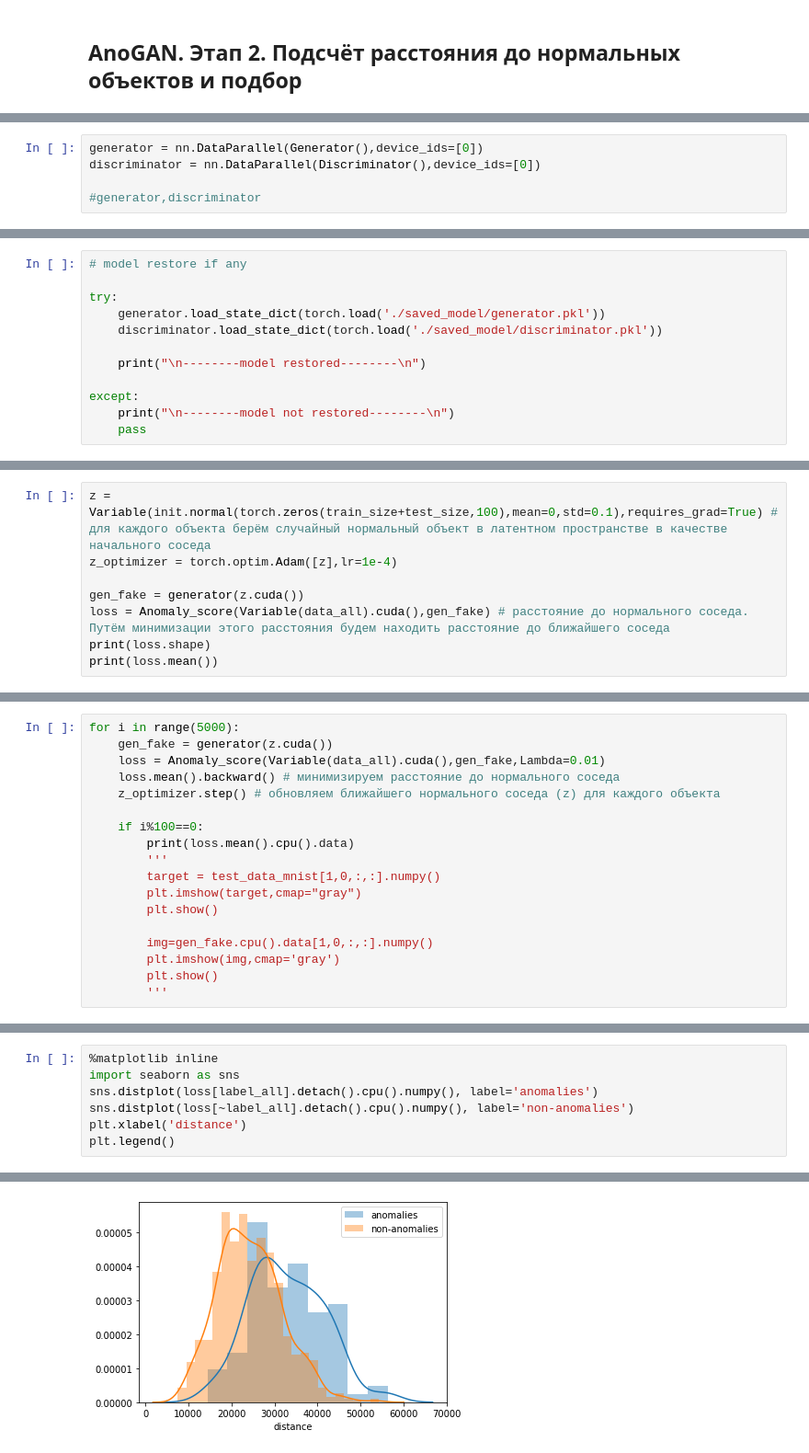
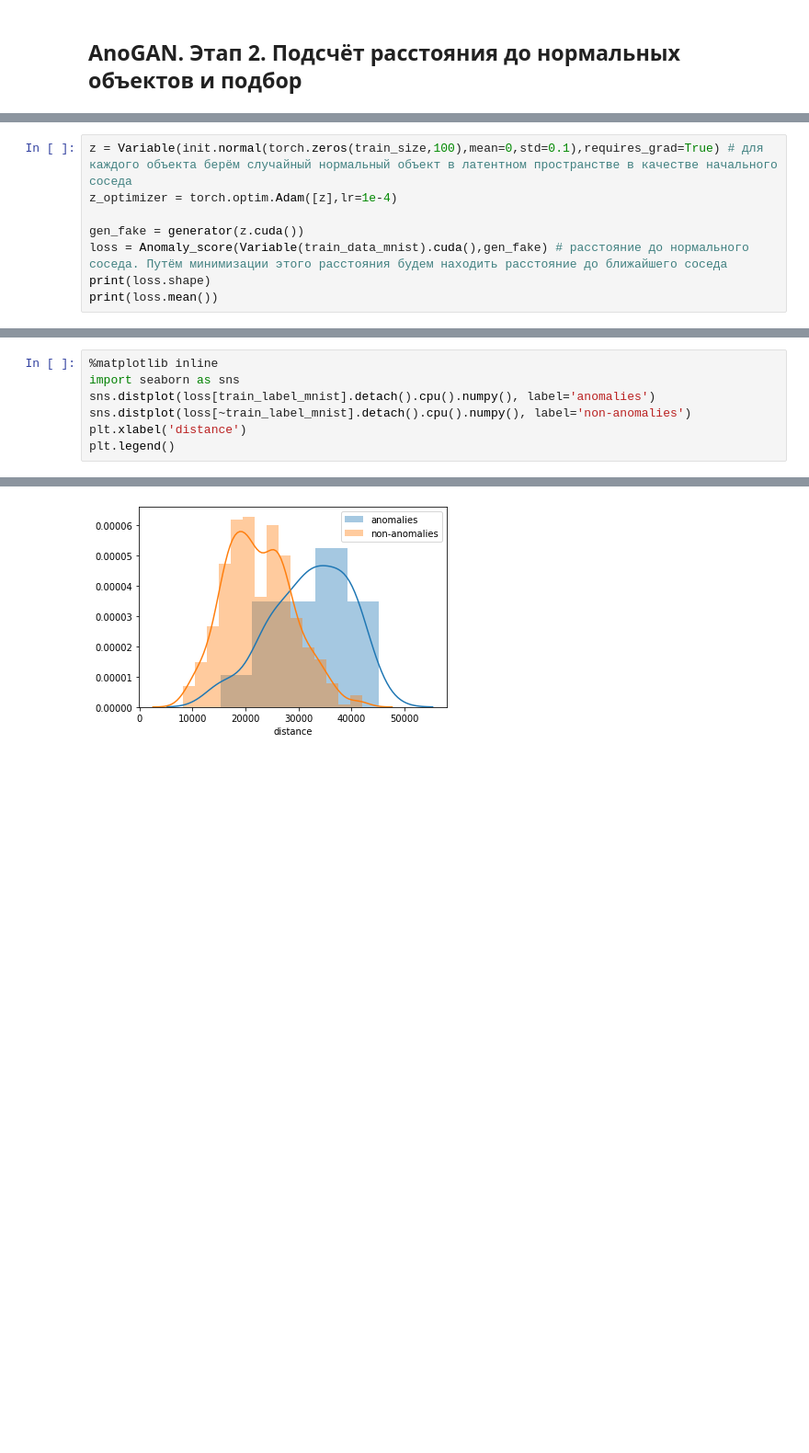
Before and after one commit to MaximArtemev/hse_gans, a Jupyter notebook: Sirius/AnoGAN-Pytorch/Mnist_version/AnoGAN_MNIST.ipynb, the cells around one changed output, grey strips where cells are left out. Shown: that part at 92% size. Drawn from its saved outputs; the diff is of its cells as text; blank space fills up the shorter version.

```diff
--- a/Sirius/AnoGAN-Pytorch/Mnist_version/AnoGAN_MNIST.ipynb
+++ b/Sirius/AnoGAN-Pytorch/Mnist_version/AnoGAN_MNIST.ipynb
@@ -274,5 +245,0 @@ label_all = torch.cat([train_label_mnist, test_label_mnist])
-# %%
-generator = nn.DataParallel(Generator(),device_ids=[0])
-discriminator = nn.DataParallel(Discriminator(),device_ids=[0])
-
-#generator,discriminator
@@ -281,12 +245,0 @@ discriminator = nn.DataParallel(Discriminator(),device_ids=[0])
-# %%
-# model restore if any
-
-try:
-    generator.load_state_dict(torch.load('./saved_model/generator.pkl'))
-    discriminator.load_state_dict(torch.load('./saved_model/discriminator.pkl'))
-
-    print("\n--------model restored--------\n")
-
-except:
-    print("\n--------model not restored--------\n")
-    pass
@@ -295,9 +246,9 @@ except:
 # %%
-z = Variable(init.normal(torch.zeros(train_size+test_size,100),mean=0,std=0.1),requires_grad=True) # для каждого объекта берём случайный нормальный объект в латентном пространстве в качестве начального соседа
+z = Variable(init.normal(torch.zeros(train_size,100),mean=0,std=0.1),requires_grad=True) # для каждого объекта берём случайный нормальный объект в латентном пространстве в качестве начального соседа
 z_optimizer = torch.optim.Adam([z],lr=1e-4)
 
 gen_fake = generator(z.cuda())
-loss = Anomaly_score(Variable(data_all).cuda(),gen_fake) # расстояние до нормального соседа. Путём минимизации этого расстояния будем находить расстояние до ближайшего соседа
+loss = Anomaly_score(Variable(train_data_mnist).cuda(),gen_fake) # расстояние до нормального соседа. Путём минимизации этого расстояния будем находить расстояние до ближайшего соседа
 print(loss.shape)
 print(loss.mean())
 # %% [output]
@@ -306,18 +256,0 @@ tensor(23034.0312, device='cuda:0', grad_fn=<MeanBackward0>)
-# %%
-for i in range(5000):
-    gen_fake = generator(z.cuda())
-    loss = Anomaly_score(Variable(data_all).cuda(),gen_fake,Lambda=0.01)
-    loss.mean().backward() # минимизируем расстояние до нормального соседа
-    z_optimizer.step() # обновляем ближайшего нормального соседа (z) для каждого объекта
-
-    if i%100==0:
-        print(loss.mean().cpu().data)
-        '''
-        target = test_data_mnist[1,0,:,:].numpy()
-        plt.imshow(target,cmap="gray")
-        plt.show()
-
-        img=gen_fake.cpu().data[1,0,:,:].numpy()
-        plt.imshow(img,cmap='gray')
-        plt.show()
-        '''
@@ -378,10 +292,10 @@ nearest neighbour
 # %%
 %matplotlib inline
 import seaborn as sns
-sns.distplot(loss[label_all].detach().cpu().numpy(), label='anomalies')
-sns.distplot(loss[~label_all].detach().cpu().numpy(), label='non-anomalies')
+sns.distplot(loss[train_label_mnist].detach().cpu().numpy(), label='anomalies')
+sns.distplot(loss[~train_label_mnist].detach().cpu().numpy(), label='non-anomalies')
 plt.xlabel('distance')
 plt.legend()
 # %% [output]
 <matplotlib.legend.Legend at 0x...>
-[figure, old version]
+[figure, new version]
```
Also changed, not shown: parts of 31 cells of this notebook.
